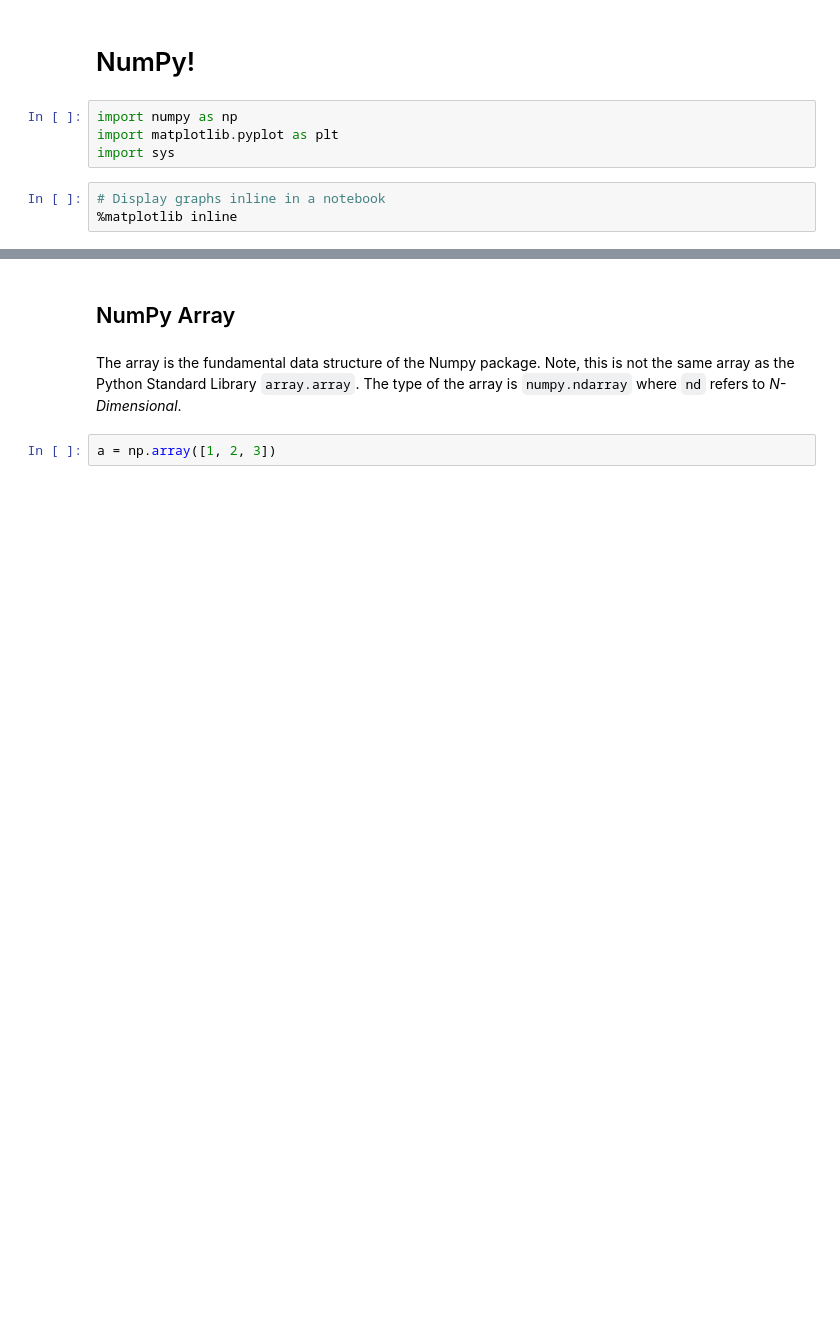
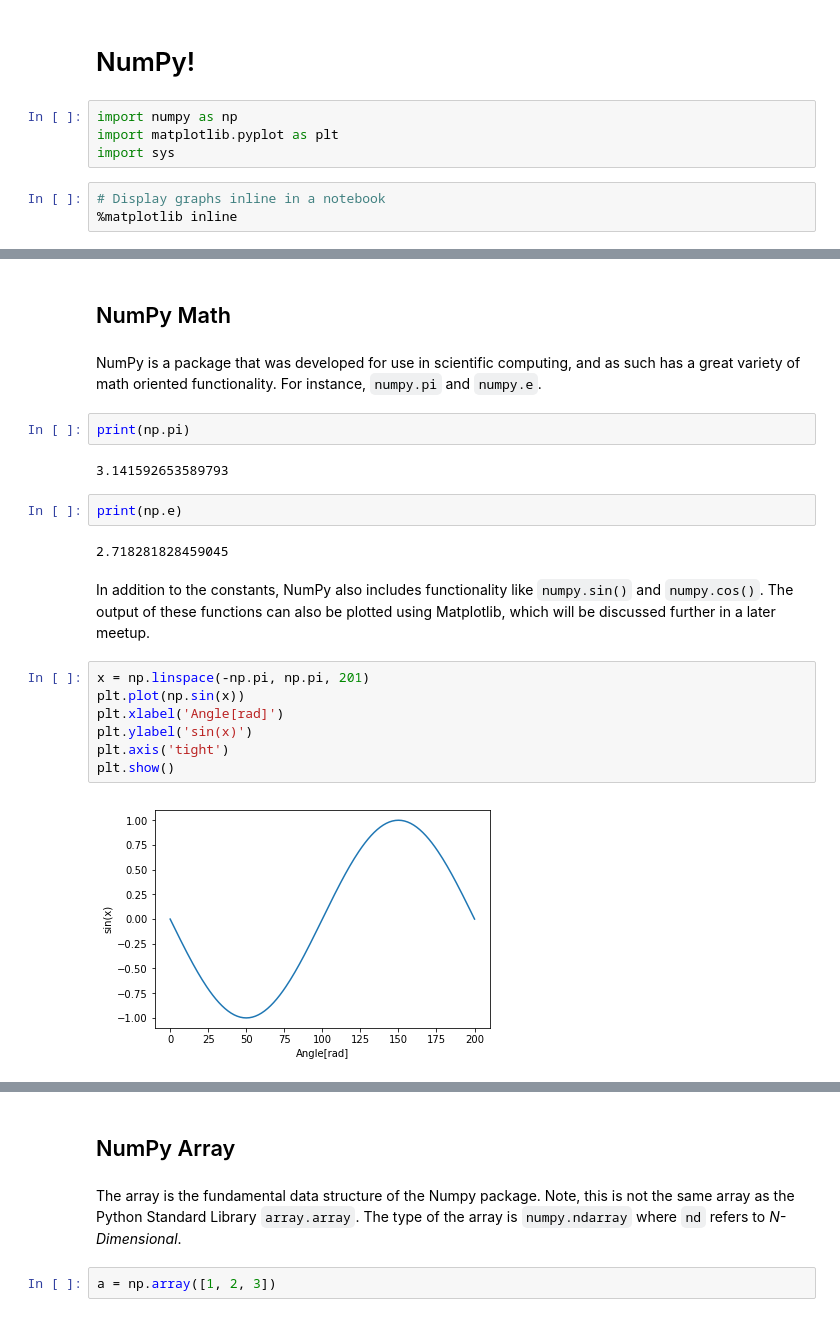
Before and after one commit to PyDataFortWayne/NumpyPresentation, a Jupyter notebook: Numpy Overview.ipynb, the cells around one changed output, grey strips where cells are left out. Cells and saved outputs as stored; diff of their text form; blank space fills up the shorter version.

Commit message:
Added section detailing math functionality

```diff
--- a/Numpy Overview.ipynb
+++ b/Numpy Overview.ipynb
@@ -9,0 +14,23 @@ import sys
+# %% [markdown]
+## NumPy Math
+# %% [markdown]
+NumPy is a package that was developed for use in scientific computing, and as such has a great variety of math oriented functionality. For instance, `numpy.pi` and `numpy.e`.
+# %%
+print(np.pi)
+# %% [output]
+3.141592653589793
+# %%
+print(np.e)
+# %% [output]
+2.718281828459045
+# %% [markdown]
+In addition to the constants, NumPy also includes functionality like `numpy.sin()` and `numpy.cos()`. The output of these functions can also be plotted using Matplotlib, which will be discussed further in a later meetup.
+# %%
+x = np.linspace(-np.pi, np.pi, 201)
+plt.plot(np.sin(x))
+plt.xlabel('Angle[rad]')
+plt.ylabel('sin(x)')
+plt.axis('tight')
+plt.show()
+# %% [output]
+[figure, added]
```
Also changed, not shown: parts of 5 cells of this notebook.
